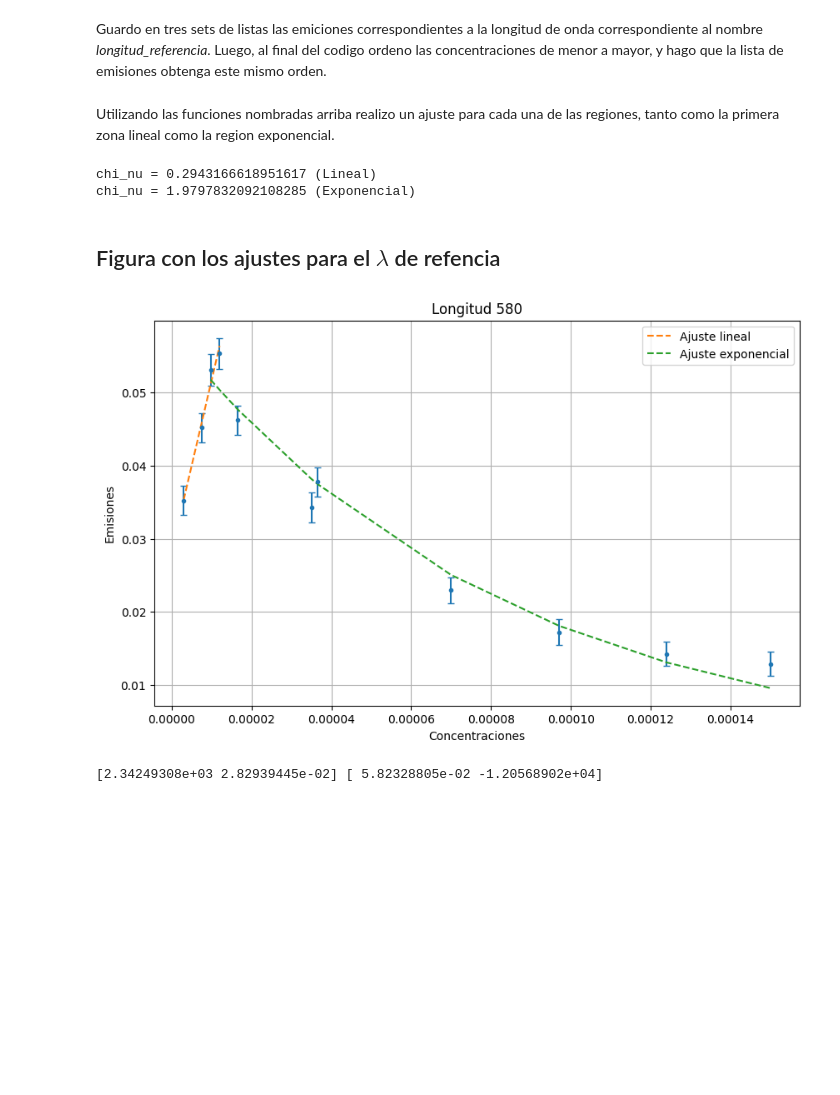
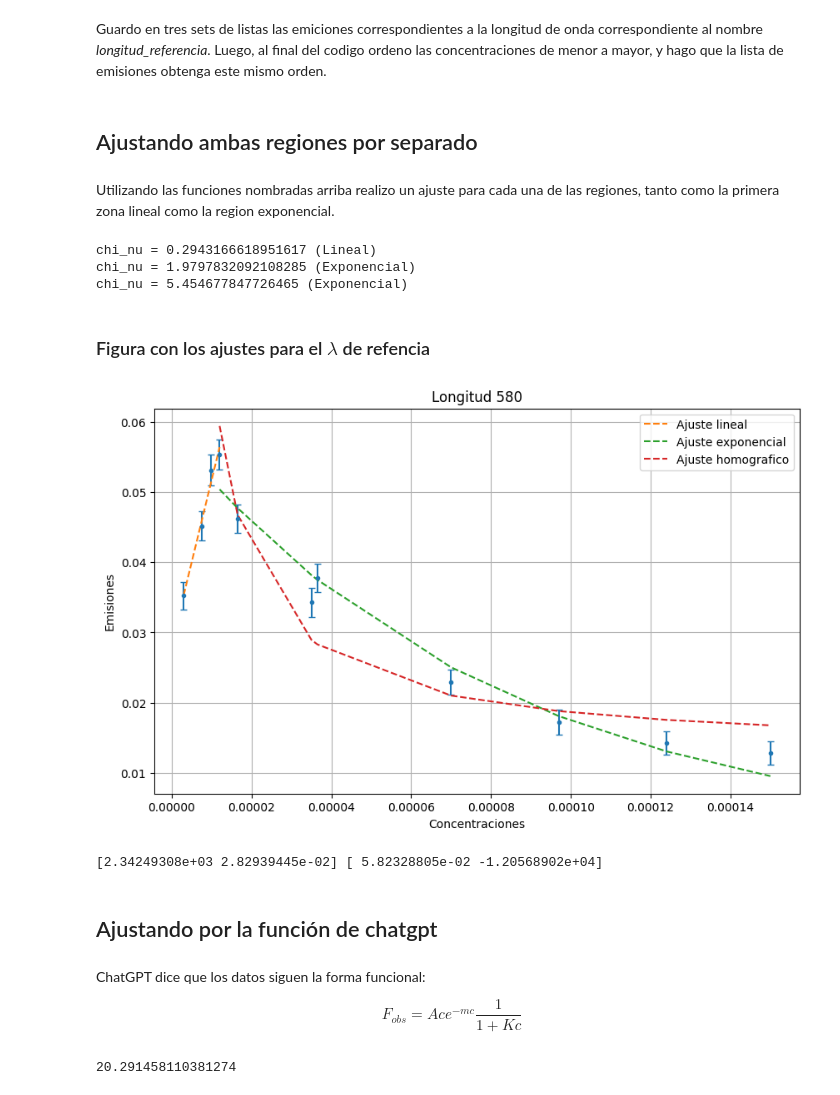
Before and after one commit to BernardoPironio/Espectrometria-difractiva, a Jupyter notebook: analisis_2.ipynb, the cells around one changed output. Saved outputs shown, nothing was run; the diff lists cells and outputs as text; code cells hidden in the pictures; blank space fills up the shorter version.

```diff
--- a/analisis_2.ipynb
+++ b/analisis_2.ipynb
@@ -224,6 +224,7 @@ def obtener_chi2red(f, params, x:np.array, y:np.array, err_y:np.array) -> float:
 def ajuste_2zonas(x:np.array, y:np.array, err_y:np.array) -> list:
     indice_maximo = np.argmax(y)
 
+    # Región lineal
     y_lineal, err_y_lineal, x_lineal = y[:indice_maximo + 1], err_y[:indice_maximo + 1], x[:indice_maximo + 1]
 
     lineal = lambda X, a, b: a*X + b
@@ -231,6 +232,7 @@ def ajuste_2zonas(x:np.array, y:np.array, err_y:np.array) -> list:
     chi2_lineal = obtener_chi2red(lineal, popt_lineal, x_lineal, y_lineal, err_y_lineal)
     print(f'chi_nu = {chi2_lineal} (Lineal)')
 
+    # Segunda region - exponencial
     y_exp, err_y_exp, x_exp = y[indice_maximo:], err_y[indice_maximo:], x[indice_maximo:]
 
     exp = lambda X, a, b: a*np.exp(X*b)
@@ -238,7 +240,15 @@ def ajuste_2zonas(x:np.array, y:np.array, err_y:np.array) -> list:
     chi2_exp = obtener_chi2red(exp, popt_exp, x_exp, y_exp, err_y_exp)
     print(f'chi_nu = {chi2_exp} (Exponencial)')
 
-    return popt_lineal, pcov_lineal, popt_exp, pcov_exp, indice_maximo
+    # Segunda region - homografica
+    y_hom, err_y_hom, x_hom = y[indice_maximo:], err_y[indice_maximo:], x[indice_maximo:]
+
+    hom = lambda X, a, b: a/X + b
+    popt_hom, pcov_hom = curve_fit(hom, x_hom, y_hom, sigma = err_y_hom, absolute_sigma = True)
+    chi2_hom = obtener_chi2red(hom, popt_hom, x_hom, y_hom, err_y_hom)
+    print(f'chi_nu = {chi2_hom} (Exponencial)')
+
+    return popt_lineal, pcov_lineal, popt_exp, pcov_exp, popt_hom, pcov_hom, indice_maximo
 # %% [markdown]
 Guardo en tres sets de listas las emiciones correspondientes a la longitud de onda correspondiente al nombre *longitud_referencia*. Luego, al final del codigo ordeno las concentraciones de menor a mayor, y hago que la lista de emisiones obtenga este mismo orden.
 # %%
@@ -266,36 +276,57 @@ Concentracion_ord, Emision_ord, err_Emision_ord = zip(*sorted(zip(Concentracione
 # Paso a numpy array
 Emision_ord, err_Emision_ord = np.array(Emision_ord), np.array(err_Emision_ord)
 Concentracion_ord = np.array(Concentracion_ord)
+# %% [markdown]
+## Ajustando ambas regiones por separado
 # %% [markdown]
 Utilizando las funciones nombradas arriba realizo un ajuste para cada una de las regiones, tanto como la primera zona lineal como la region exponencial.
 # %%
 lineal = lambda X, a, b: a*X + b
 exp = lambda X, a, b: a*np.exp(X*b)
+hom = lambda X, a, b: a/X + b
 
-p_lineal, pcov_lineal, p_exp, pcov_exp, indice_division = ajuste_2zonas(Concentracion_ord, Emision_ord, err_Emision_ord)
+p_lineal, pcov_lineal, p_exp, pcov_exp, p_hom, pcov_hom, indice_division = ajuste_2zonas(Concentracion_ord, Emision_ord, err_Emision_ord)
 # %% [output]
 chi_nu = 0.2943166618951617 (Lineal)
 chi_nu = 1.9797832092108285 (Exponencial)
+chi_nu = 5.454677847726465 (Exponencial)
 # %% [markdown]
-## Figura con los ajustes para el $\lambda$ de refencia
+### Figura con los ajustes para el $\lambda$ de refencia
 # %%
 fig = plt.figure(figsize = (10, 6))
 
 plt.errorbar(Concentracion_ord, Emision_ord,
                 yerr = err_Emision_ord,
                 capsize = 3, fmt = '.')
 
 plt.plot(Concentracion_ord[: indice_division + 1], lineal(Concentracion_ord[: indice_division + 1], *p_lineal),
          linestyle = '--', label = 'Ajuste lineal')
 
-plt.plot(Concentracion_ord[indice_division - 1:], exp(Concentracion_ord[indice_division - 1: ], *p_exp),
+plt.plot(Concentracion_ord[indice_division:], exp(Concentracion_ord[indice_division: ], *p_exp),
          linestyle = '--', label = 'Ajuste exponencial')
+
+plt.plot(Concentracion_ord[indice_division:], hom(Concentracion_ord[indice_division: ], *p_hom),
+         linestyle = '--', label = 'Ajuste homografico')
 
 plt.title(f'Longitud {longitud_referencia}'), plt.xlabel('Concentraciones'), plt.ylabel('Emisiones')
 plt.grid(), plt.legend(loc = 'upper right')
 plt.show()
 
 print(p_lineal, p_exp)
 # %% [output]
-[figure, old version]
+[figure, new version]
 [2.34249308e+03 2.82939445e-02] [ 5.82328805e-02 -1.20568902e+04]
+# %% [markdown]
+## Ajustando por la función de chatgpt
+# %% [markdown]
+ChatGPT dice que los datos siguen la forma funcional:
+
+$$F_{obs} = Ace^{-mc} \frac{1}{1 + Kc}$$
+# %%
+f_obs = lambda c, A, m, K: A*c*np.exp(-m*c)/(1 + K*c)
+popt, pcov = curve_fit(f_obs, Concentracion_ord, Emision_ord, sigma = err_Emision_ord, absolute_sigma = True)
+chi2_ = obtener_chi2red(f_obs, popt, Concentracion_ord, Emision_ord, err_Emision_ord)
+
+print(chi2_)
+# %% [output]
+20.291458110381274
```
Also changed, not shown: parts of 2 cells of this notebook.
